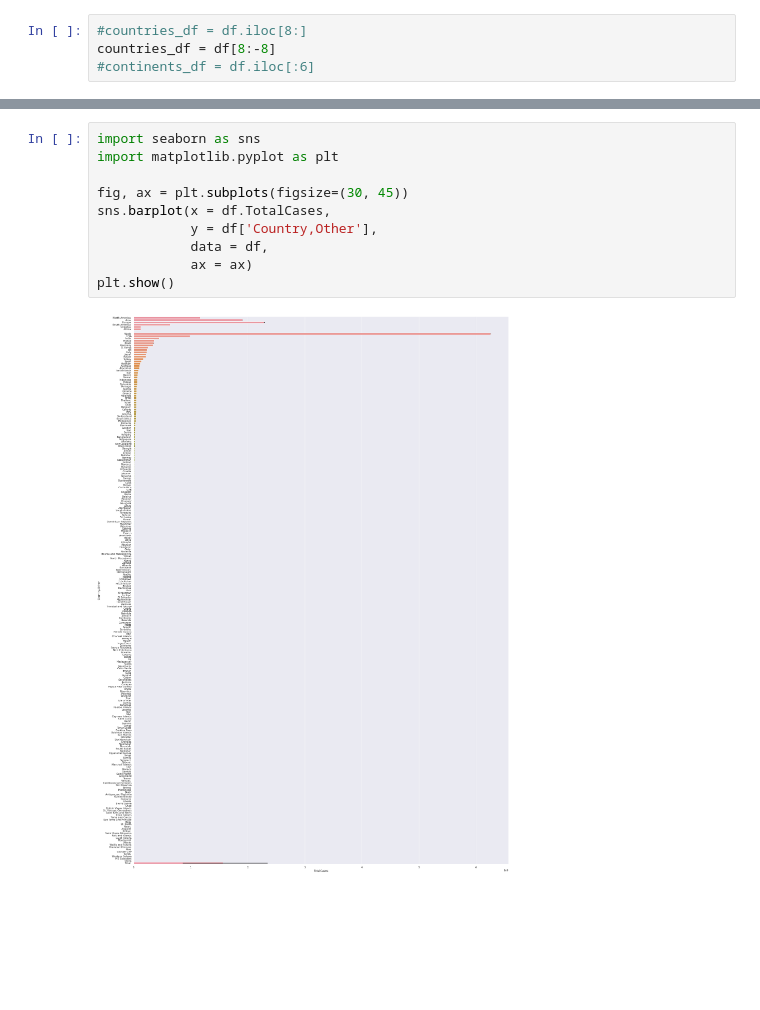
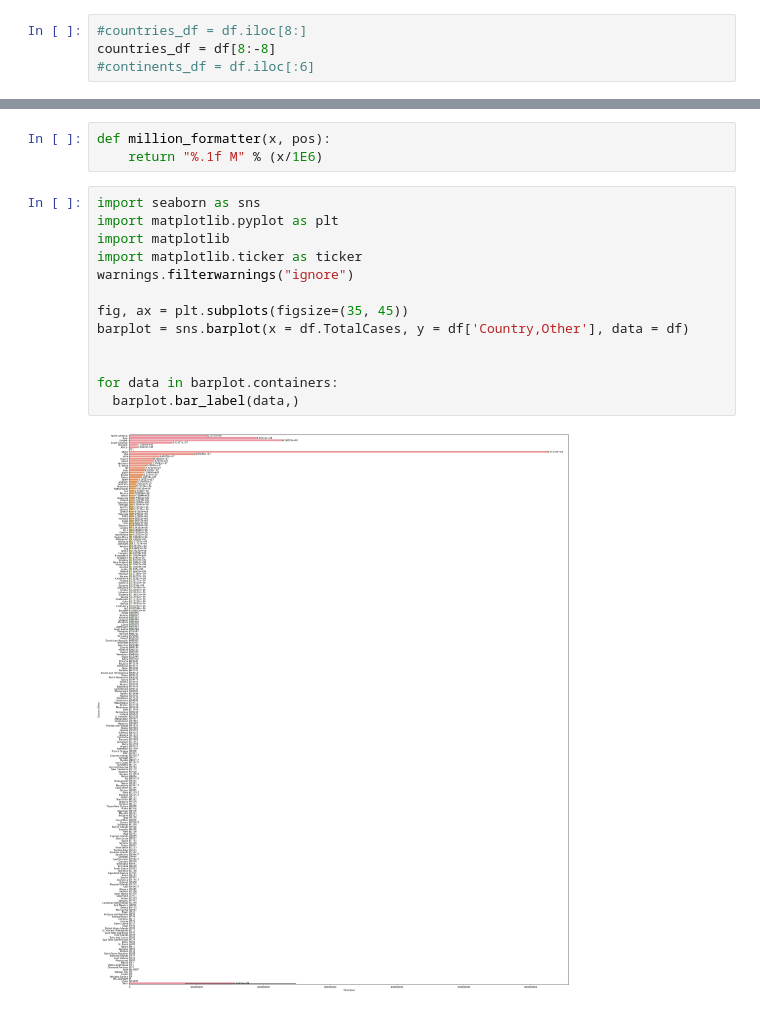
Before and after one commit to rudycav/Web-Scraping-CoronaVirus-Cases, a Jupyter notebook: Project/ CoronaVirus_Cases.ipynb, the cells around one changed output, grey strips where cells are left out. Saved outputs shown, nothing was run; the diff lists cells and outputs as text; blank space fills up the shorter version.

```diff
--- a/Project/ CoronaVirus_Cases.ipynb
+++ b/Project/ CoronaVirus_Cases.ipynb
@@ -123,15 +123,21 @@ countries_df.TotalCases
 728          10
 729           9
 Name: TotalCases, Length: 722, dtype: int64
+# %%
+def million_formatter(x, pos):
+    return "%.1f M" % (x/1E6)
 # %%
 import seaborn as sns
 import matplotlib.pyplot as plt
+import matplotlib
+import matplotlib.ticker as ticker
+warnings.filterwarnings("ignore")
 
-fig, ax = plt.subplots(figsize=(30, 45))
-sns.barplot(x = df.TotalCases,
-            y = df['Country,Other'],
-            data = df,
-            ax = ax)
-plt.show()
+fig, ax = plt.subplots(figsize=(35, 45))
+barplot = sns.barplot(x = df.TotalCases, y = df['Country,Other'], data = df)
+
+
+for data in barplot.containers:
+  barplot.bar_label(data,)
 # %% [output]
-[figure, old version]
+[figure, new version]
```
Also changed, not shown: parts of 4 cells of this notebook.
